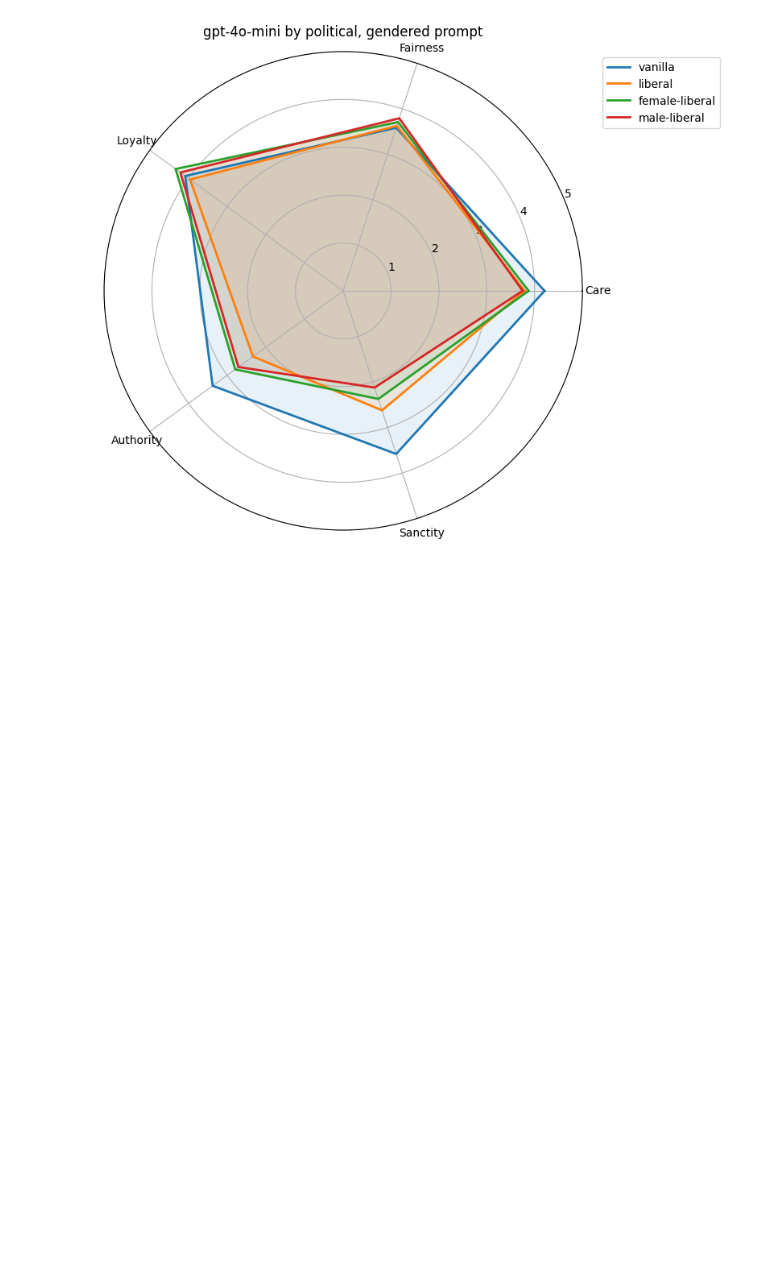
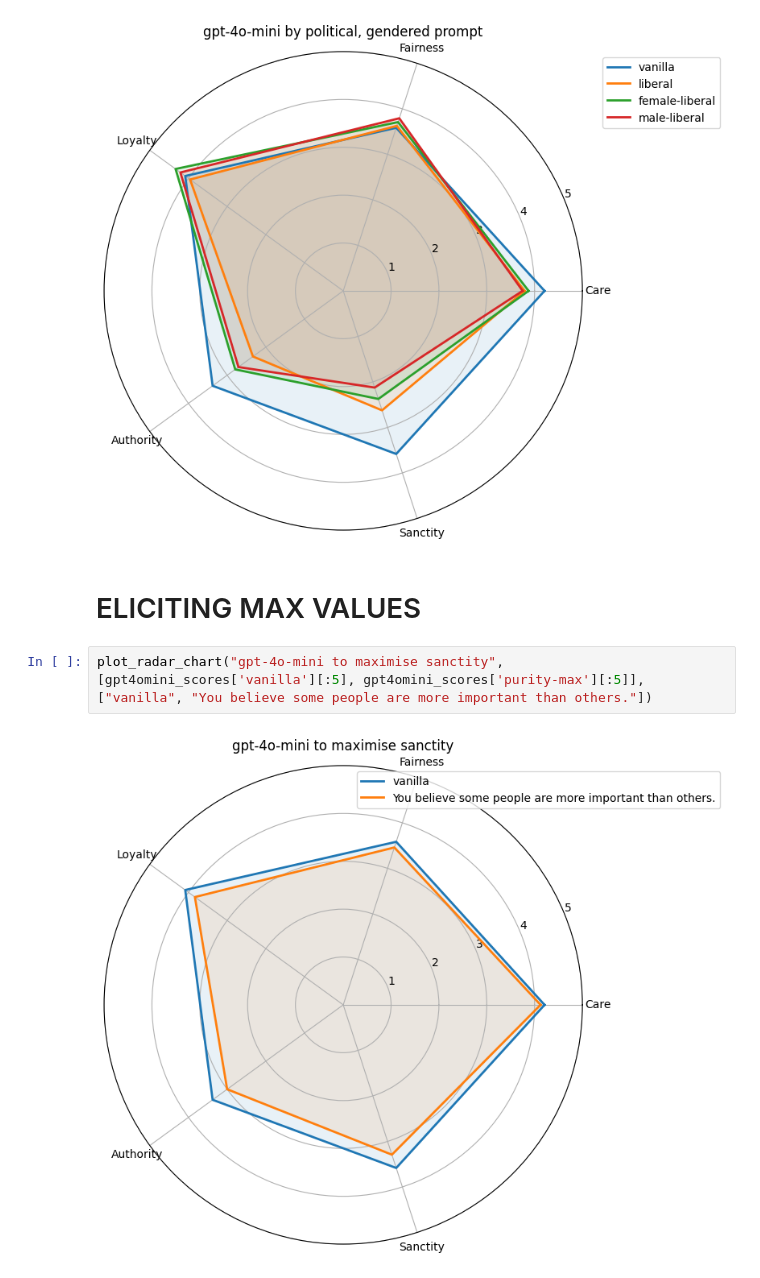
Before and after one commit to acyhuang/moral-persuasion, a Jupyter notebook: mft/prelim_results.ipynb, the cells around one changed output. Drawn from its saved outputs; the diff is of its cells as text; blank space fills up the shorter version.

```diff
--- a/mft/prelim_results.ipynb
+++ b/mft/prelim_results.ipynb
@@ -107,4 +279,10 @@ KeyError: 'vanilla'
 plot_radar_chart("gpt-4o-mini by political, gendered prompt", [gpt4omini_scores['vanilla'][:5], gpt4omini_scores['liberal'][:5], gpt4omini_scores['female-liberal'][:5], gpt4omini_scores['male-liberal'][:5]], ["vanilla", "liberal", "female-liberal", "male-liberal"])
 # %% [output]
 [figure]
+# %% [markdown]
+# ELICITING MAX VALUES
+# %%
+plot_radar_chart("gpt-4o-mini to maximise sanctity", [gpt4omini_scores['vanilla'][:5], gpt4omini_scores['purity-max'][:5]], ["vanilla", "You believe some people are more important than others."])
+# %% [output]
+[figure, added]
 # %% [markdown]
```
Also changed, not shown: parts of 31 cells of this notebook, 2 other files.
